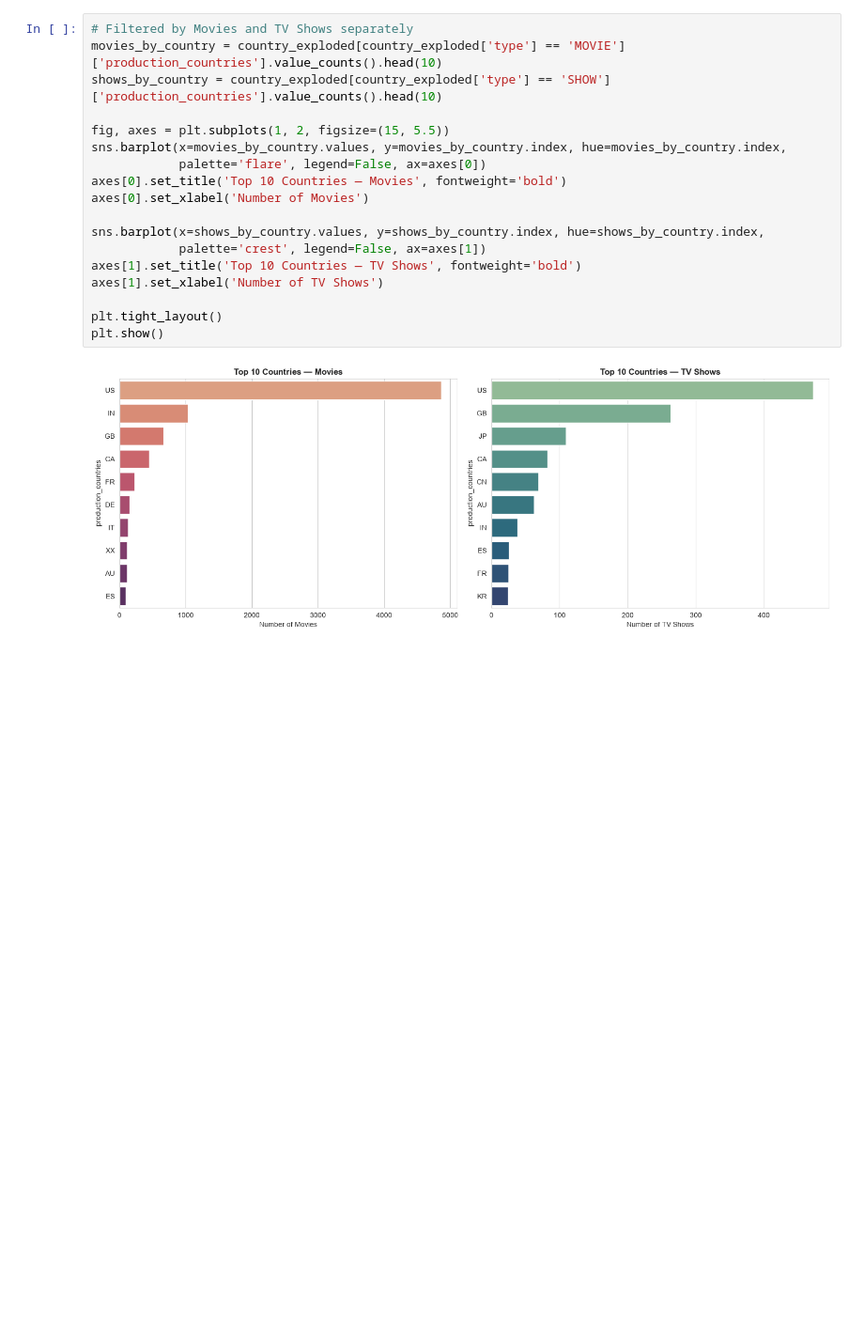
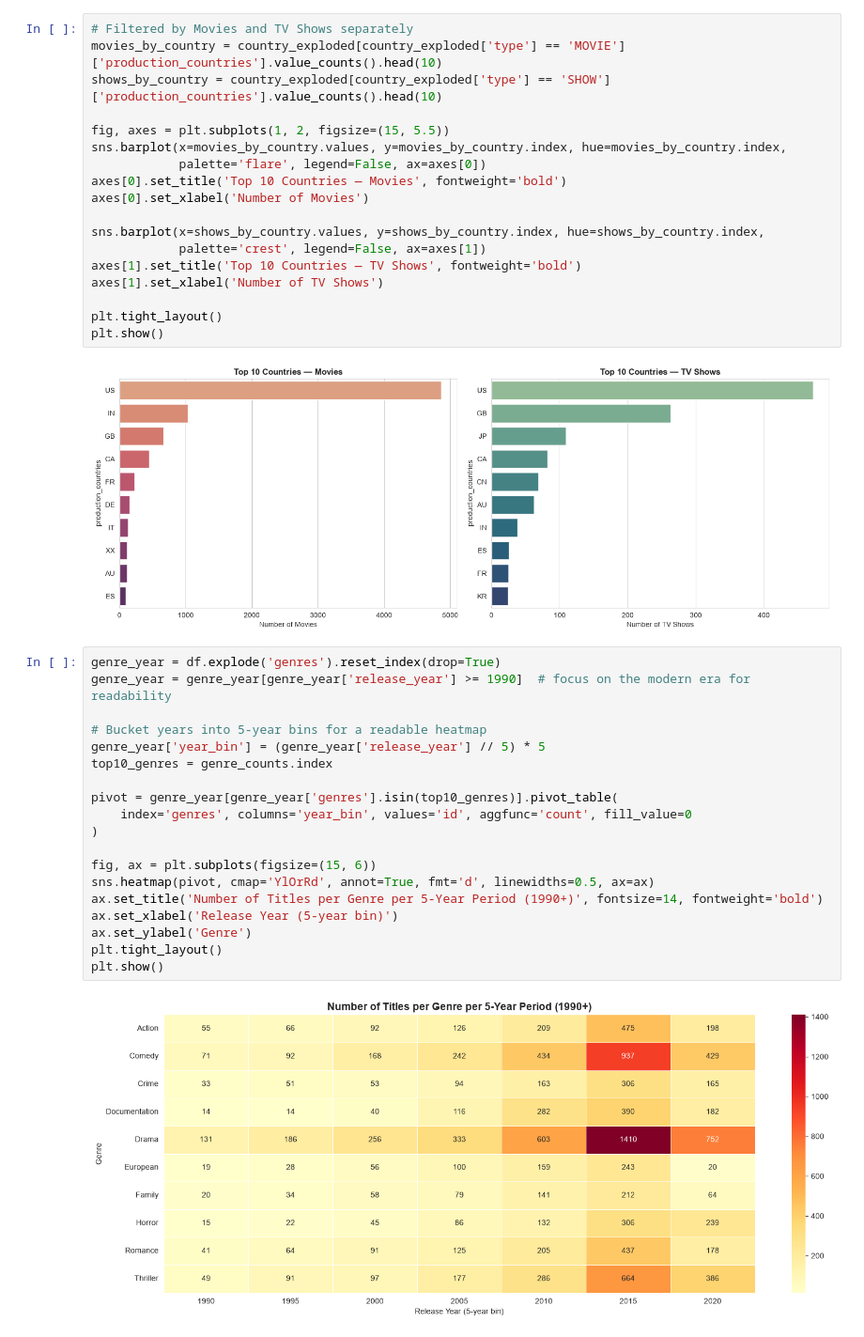
Before and after one commit to Engineer-purvesh18/Amazon_Analysis, a Jupyter notebook: AmazonPrime_Analysis.ipynb, the cells around one changed output. Shown at 94% size. Cells and saved outputs as stored; diff of their text form; blank space fills up the shorter version.

```diff
--- a/AmazonPrime_Analysis.ipynb
+++ b/AmazonPrime_Analysis.ipynb
@@ -528,3 +528,24 @@ plt.tight_layout()
 plt.show()
 # %% [output]
 [figure]
+# %%
+genre_year = df.explode('genres').reset_index(drop=True)
+genre_year = genre_year[genre_year['release_year'] >= 1990]  # focus on the modern era for readability
+
+# Bucket years into 5-year bins for a readable heatmap
+genre_year['year_bin'] = (genre_year['release_year'] // 5) * 5
+top10_genres = genre_counts.index
+
+pivot = genre_year[genre_year['genres'].isin(top10_genres)].pivot_table(
+    index='genres', columns='year_bin', values='id', aggfunc='count', fill_value=0
+)
+
+fig, ax = plt.subplots(figsize=(15, 6))
+sns.heatmap(pivot, cmap='YlOrRd', annot=True, fmt='d', linewidths=0.5, ax=ax)
+ax.set_title('Number of Titles per Genre per 5-Year Period (1990+)', fontsize=14, fontweight='bold')
+ax.set_xlabel('Release Year (5-year bin)')
+ax.set_ylabel('Genre')
+plt.tight_layout()
+plt.show()
+# %% [output]
+[figure, added]
```
